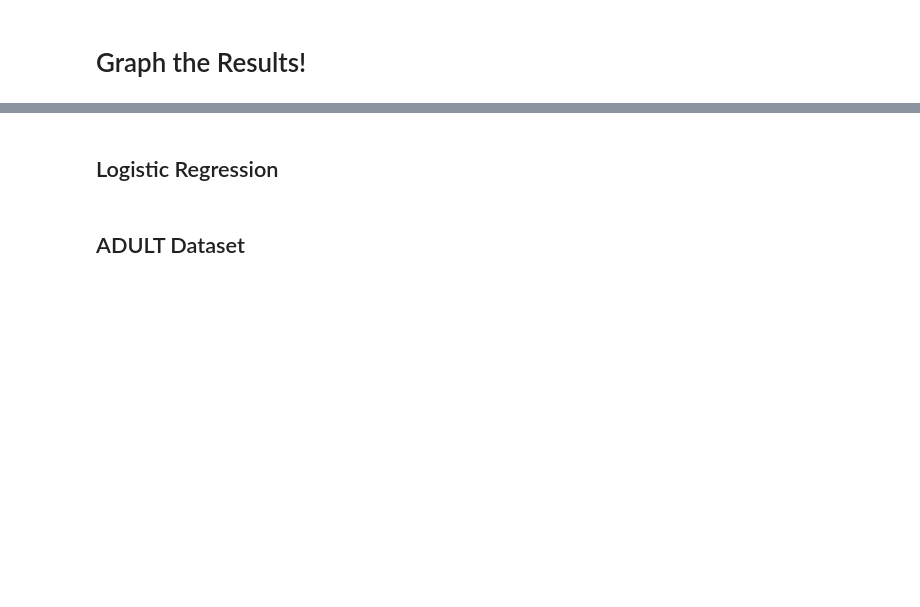
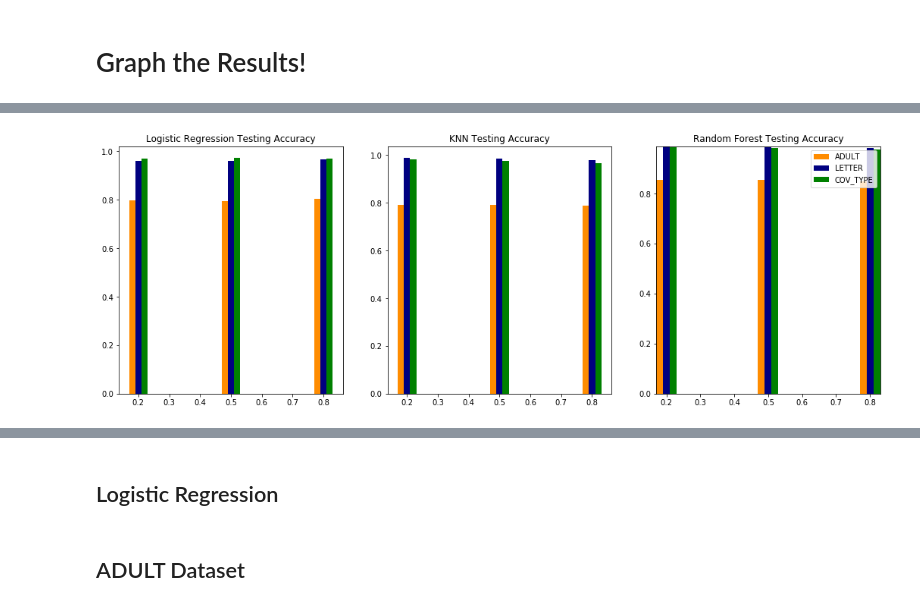
Before and after one commit to hal009/hal009.github.io, a Jupyter notebook: content/COGS118a/files/FinalProject/FinalProject.ipynb, the cells around one changed output, grey strips where cells are left out. Saved outputs shown, nothing was run; the diff lists cells and outputs as text; code cells hidden in the pictures; blank space fills up the shorter version.

```diff
--- a/content/COGS118a/files/FinalProject/FinalProject.ipynb
+++ b/content/COGS118a/files/FinalProject/FinalProject.ipynb
@@ -497,2 +477,40 @@ print(get_values(results.loc['ADULT_KNN_0.2', 'hyper-params']['params']))
+# %%
+a_test1 = results[results.index.str.contains('ADULT_Logistic Regression')]['test_score'].values
+a_test2 = results[results.index.str.contains('LETTER_Logistic Regression')]['test_score'].values
+a_test3 = results[results.index.str.contains('COV_TYPE_Logistic Regression')]['test_score'].values
+
+k_test1 = results[results.index.str.contains('ADULT_KNN')]['test_score'].values
+k_test2 = results[results.index.str.contains('LETTER_KNN')]['test_score'].values
+k_test3 = results[results.index.str.contains('COV_TYPE_KNN')]['test_score'].values
+
+r_test1 = results[results.index.str.contains('ADULT_Random Forest')]['test_score'].values
+r_test2 = results[results.index.str.contains('LETTER_Random Forest')]['test_score'].values
+r_test3 = results[results.index.str.contains('COV_TYPE_Random Forest')]['test_score'].values
+
+fig = plt.figure(figsize=(18,6))
+LR_ax = fig.add_subplot(1, 3, 1)
+LR_ax.bar(np.array(splits)-0.02, a_test1, width=0.02, color='darkorange', label='ADULT')
+LR_ax.bar(np.array(splits), a_test2, width=0.02, color='navy', label='LETTER')
+LR_ax.bar(np.array(splits)+0.02, a_test3, width=0.02, color='green', label='COV_TYPE')
+LR_ax.set_title("Logistic Regression Testing Accuracy")
+
+KNN_ax = fig.add_subplot(1, 3, 2)
+KNN_ax.bar(np.array(splits)-0.02, k_test1, width=0.02, color='darkorange', label='ADULT')
+KNN_ax.bar(np.array(splits), k_test2, width=0.02, color='navy', label='LETTER')
+KNN_ax.bar(np.array(splits)+0.02, k_test3, width=0.02, color='green', label='COV_TYPE')
+KNN_ax.set_title("KNN Testing Accuracy")
+
+RF_ax = fig.add_subplot(1, 3, 3)
+RF_ax.bar(np.array(splits)-0.02, r_test1, width=0.02, color='darkorange', label='ADULT')
+RF_ax.bar(np.array(splits), r_test2, width=0.02, color='navy', label='LETTER')
+RF_ax.bar(np.array(splits)+0.02, r_test3, width=0.02, color='green', label='COV_TYPE')
+RF_ax.set_title("Random Forest Testing Accuracy")
+
+
+plt.legend(loc="best")
+plt.autoscale(tight=True)
+plt.show()
+# %% [output]
+[figure, added]
 # %%
 len(df_covtype[df_covtype[54] == 1])
```
Also changed, not shown: parts of 17 cells of this notebook, 1 other file.
